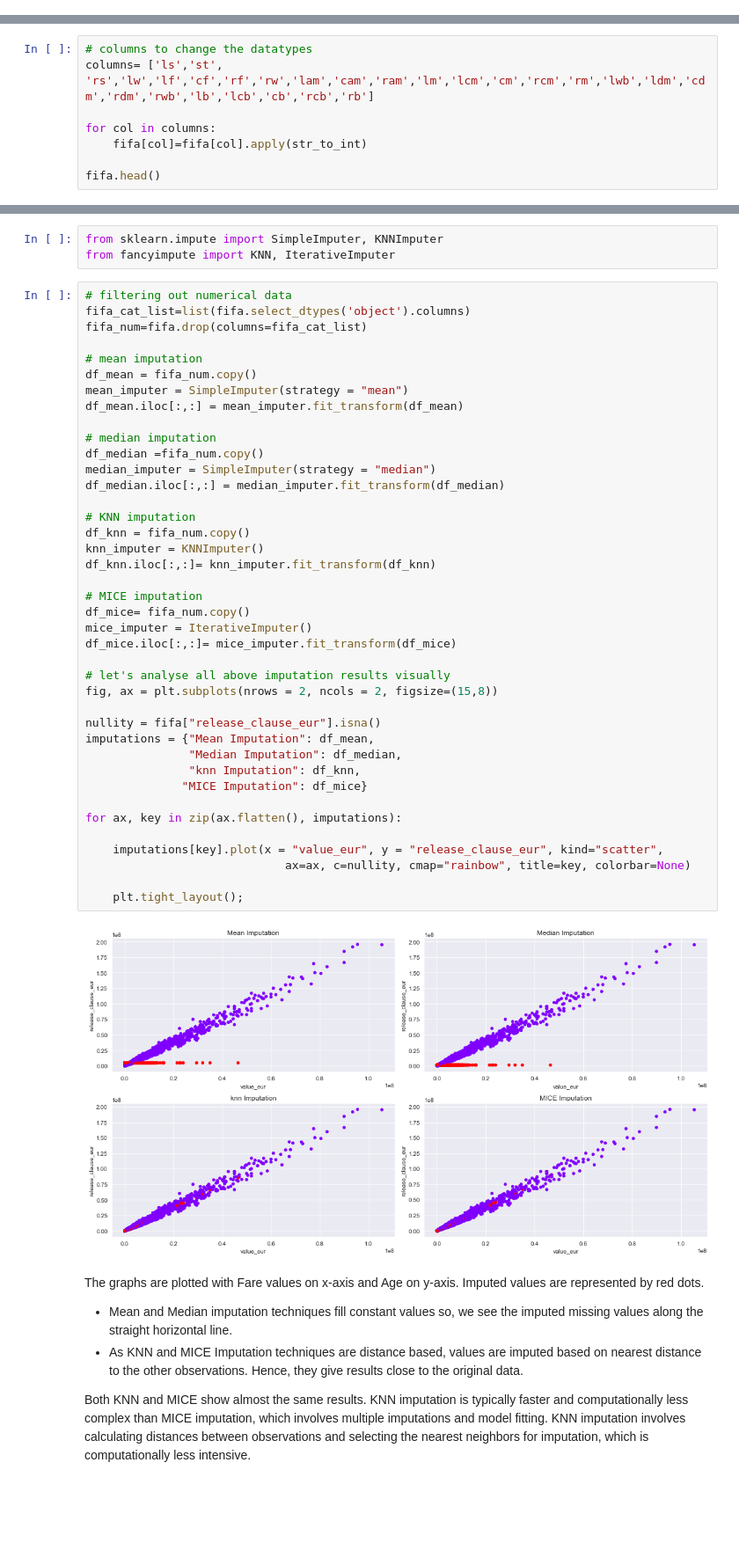
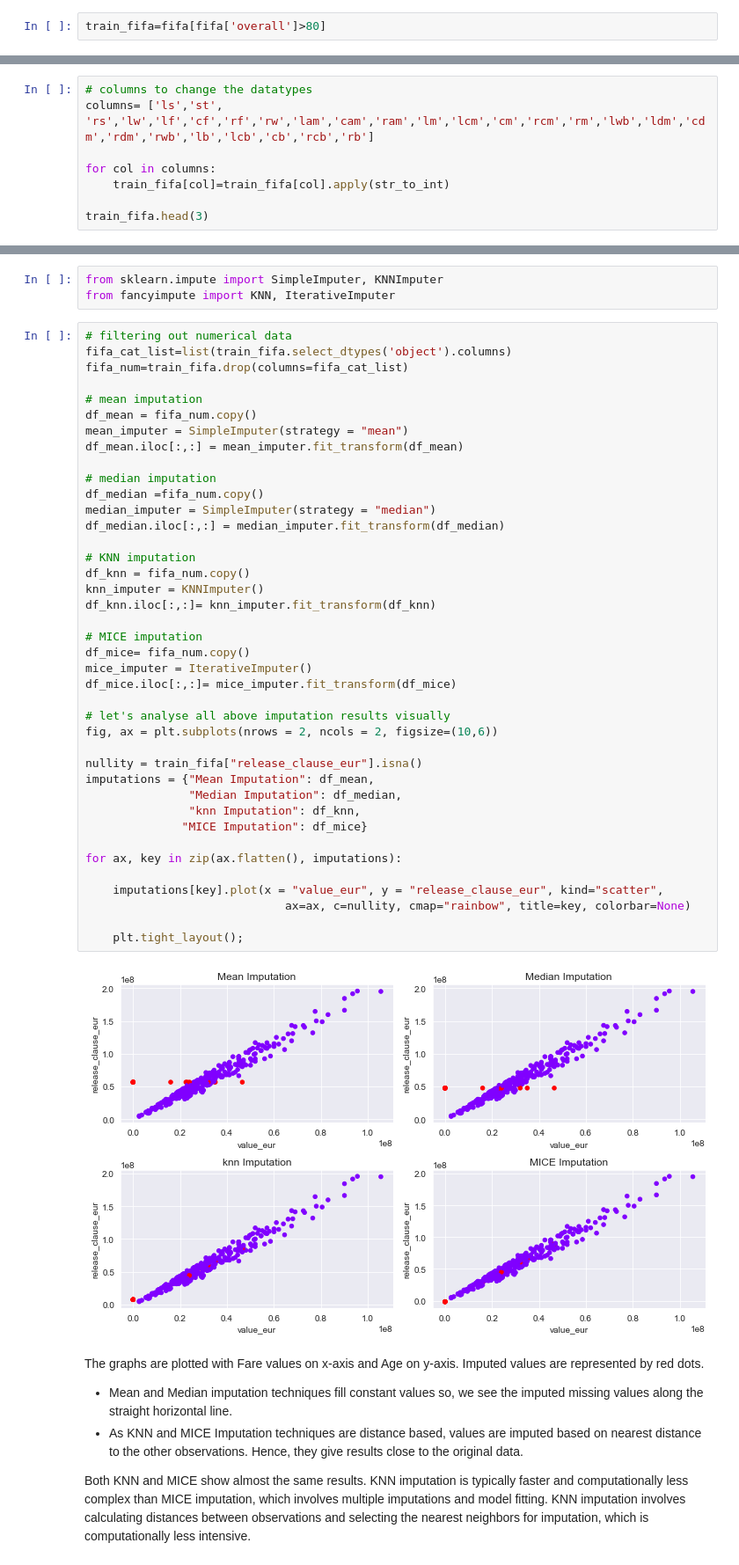
Before and after one commit to mdushetwar/Fifa-Players--EDA-Clustering, a Jupyter notebook: PRCP-1004-Fifa20.ipynb, the cells around one changed output, grey strips where cells are left out. Shown at 88% size. Cells and saved outputs as stored; diff of their text form; blank space fills up the shorter version.

```diff
--- a/PRCP-1004-Fifa20.ipynb
+++ b/PRCP-1004-Fifa20.ipynb
@@ -409,6 +409,8 @@ players[players['age']==players.age.min()]
 # +++++++++++++++++++++++++++++++++++++++++++++++++++DO EDA HERE+++++++++++++++++++++++++++++++++++++++++++++++++++++++++++
 # %% [markdown]
 # Data Preprocessing
+# %%
+train_fifa=fifa[fifa['overall']>80]
 # %% [markdown]
 ### Curating data types
 # %% [markdown]
@@ -430,9 +432,9 @@ def str_to_int(x):
 columns= ['ls','st', 'rs','lw','lf','cf','rf','rw','lam','cam','ram','lm','lcm','cm','rcm','rm','lwb','ldm','cdm','rdm','rwb','lb','lcb','cb','rcb','rb']
 
 for col in columns:
-    fifa[col]=fifa[col].apply(str_to_int)
+    train_fifa[col]=train_fifa[col].apply(str_to_int)
 
-fifa.head()
+train_fifa.head(3)
 # %% [output]
 |  | short_name | age | height_cm | weight_kg | nationality | club | overall | potential | value_eur | ... |
 | 0 | L. Messi | 32 | 170 | 72 | Argentina | FC Barcelona | 94 | 94 | 95500000 | ... |
@@ -447,8 +449,8 @@ from sklearn.impute import SimpleImputer, KNNImputer
 from fancyimpute import KNN, IterativeImputer
 # %%
 # filtering out numerical data
-fifa_cat_list=list(fifa.select_dtypes('object').columns)
-fifa_num=fifa.drop(columns=fifa_cat_list)
+fifa_cat_list=list(train_fifa.select_dtypes('object').columns)
+fifa_num=train_fifa.drop(columns=fifa_cat_list)
 
 # mean imputation
 df_mean = fifa_num.copy()
@@ -457,36 +459,36 @@ df_mean.iloc[:,:] = mean_imputer.fit_transform(df_mean)
 
 # median imputation
 df_median =fifa_num.copy()
 median_imputer = SimpleImputer(strategy = "median")
 df_median.iloc[:,:] = median_imputer.fit_transform(df_median)
 
 # KNN imputation
 df_knn = fifa_num.copy()
 knn_imputer = KNNImputer()
 df_knn.iloc[:,:]= knn_imputer.fit_transform(df_knn)
 
 # MICE imputation
 df_mice= fifa_num.copy()
 mice_imputer = IterativeImputer()
 df_mice.iloc[:,:]= mice_imputer.fit_transform(df_mice)
 
 # let's analyse all above imputation results visually
-fig, ax = plt.subplots(nrows = 2, ncols = 2, figsize=(15,8))
+fig, ax = plt.subplots(nrows = 2, ncols = 2, figsize=(10,6))
 
-nullity = fifa["release_clause_eur"].isna()
+nullity = train_fifa["release_clause_eur"].isna()
 imputations = {"Mean Imputation": df_mean,
                "Median Imputation": df_median,
                "knn Imputation": df_knn,
               "MICE Imputation": df_mice}
 
 for ax, key in zip(ax.flatten(), imputations):
 
     imputations[key].plot(x = "value_eur", y = "release_clause_eur", kind="scatter",
                              ax=ax, c=nullity, cmap="rainbow", title=key, colorbar=None)
 
     plt.tight_layout();
 # %% [output]
-[figure, old version]
+[figure, new version]
 # %% [markdown]
 The graphs are plotted with Fare values on x-axis and Age on y-axis. Imputed values are represented by red dots.
 - Mean and Median imputation techniques fill constant values so, we see the imputed missing values along the straight horizontal line.
```
Also changed, not shown: parts of 15 cells of this notebook.
